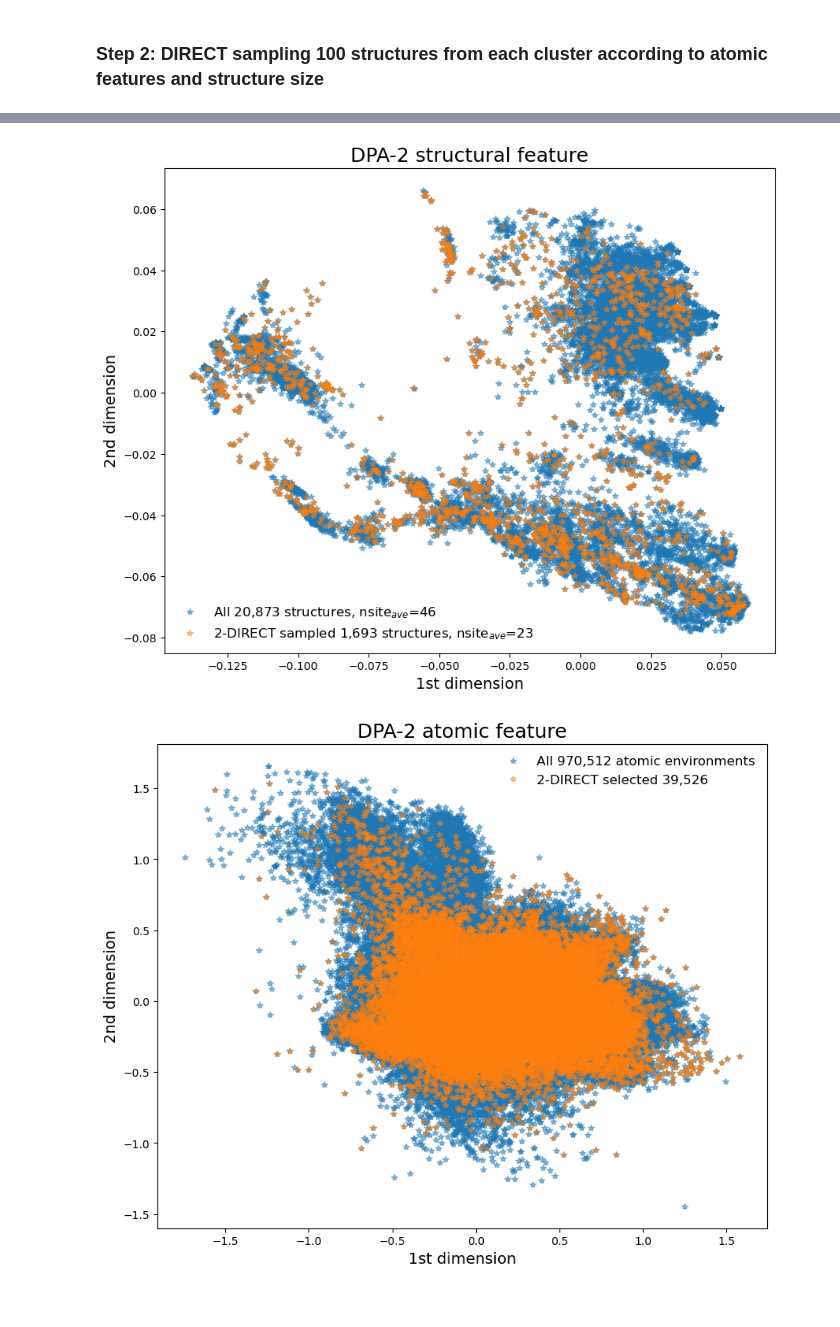
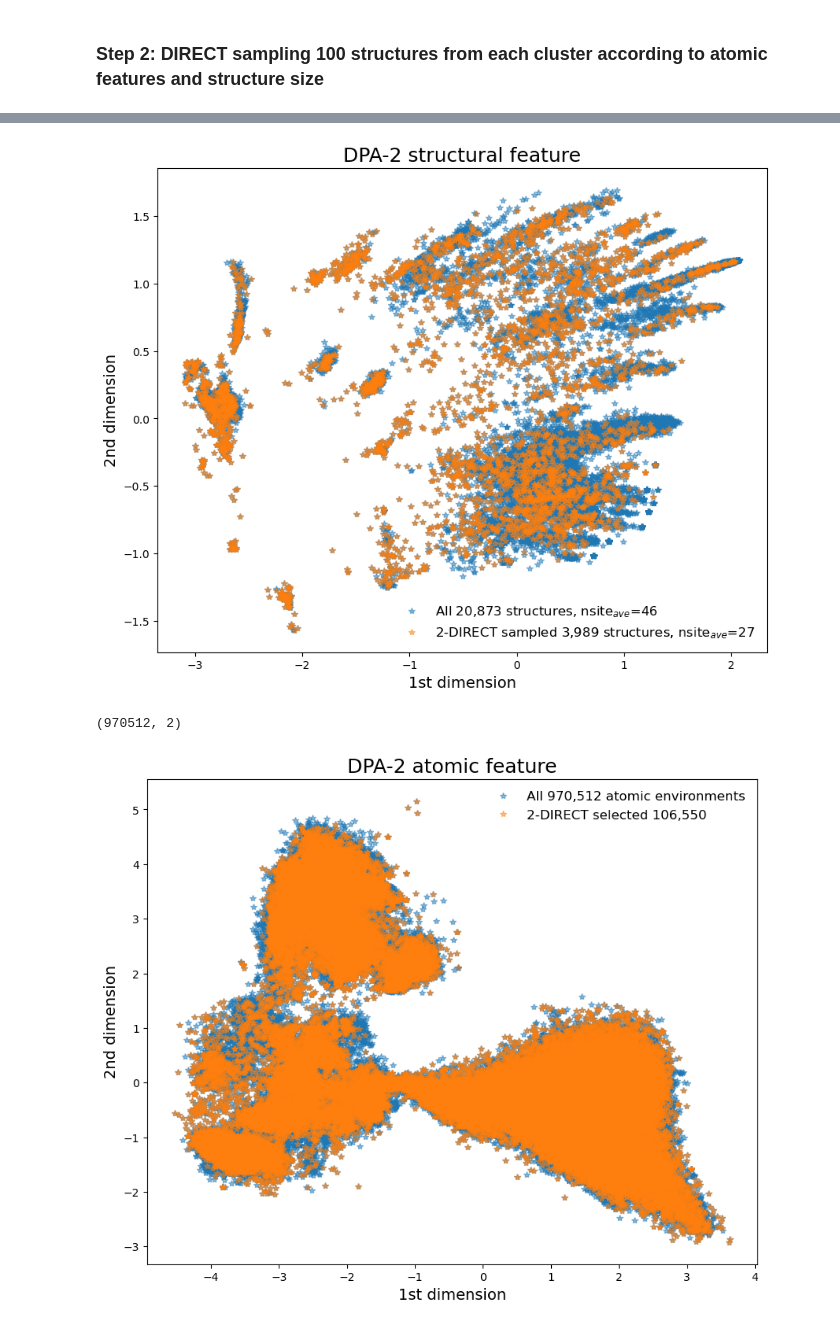
Before and after one commit to QuantumMisaka/dpeva, a Jupyter notebook: examples/sampling/2-direct.ipynb, the cells around one changed output, grey strips where cells are left out. Saved outputs shown, nothing was run; the diff lists cells and outputs as text; code cells hidden in the pictures.

Commit message:
update 2-direct

```diff
--- a/examples/sampling/2-direct.ipynb
+++ b/examples/sampling/2-direct.ipynb
@@ -12,7 +16,8 @@ from dpeva.sampling.direct import BirchClustering, DIRECTSampler, SelectKFromClu
 # %%
-# load data (not upload now)
+# load data
 desc_string = 'descriptors/*/desc.npy'
-dpdata_path = "./data-v2-7-20873-npy"
+dpdata_name = "FeCHO-clean-v2-7-20873"
+dpdata_path = "./data-clean-v2-7-20873-npy"
 dpdata_string = "O*"
 # %%
 # read descriptors/*/desc.npy data
@@ -228,14 +181,17 @@ def plot_feature_coverage(selected_indices,
                           all_features_atoms,
                           method="2DIRECT"):
     fig, ax = plt.subplots(figsize=(10, 8))
-    selected_features = all_features[selected_indices]
     ave_all = round(np.mean([s.get_natoms() for s in all_structures]))
     ave_selected = round(np.mean([s.get_natoms() for i,s in enumerate(all_structures) if i in selected_indices]))
 
-    # do PCA on all_features and all_features_atoms
+    # do PCA on all_features
+    pca_desc_stru = PCA(n_components=2)
+    PCs_desc_stru = pca_desc_stru.fit_transform(all_features)
+    selected_features = PCs_desc_stru[selected_indices]
 
-
-    plt.plot(all_features[:, 0], all_features[:, 1], "*", alpha=0.5,
+    plt.plot(PCs_desc_stru[:, 0],
+             PCs_desc_stru[:, 1],
+             "*", alpha=0.5,
              label=f"All {len(all_features):,} structures, nsite$_{{ave}}$={ave_all}")
     plt.plot(
         selected_features[:, 0],
@@ -251,16 +207,26 @@ def plot_feature_coverage(selected_indices,
     plt.show()
 
     fig, ax = plt.subplots(figsize=(10, 8))
-    all_features_atoms_flatten = np.array([af for afs in all_features_atoms for af in afs])
-    atom_features_atom_selected_flatten = np.array([
-        af for i,afs in enumerate(all_features_atoms) if i in selected_indices for af in afs])
+    all_features_atoms_flatten = np.concatenate(all_features_atoms, axis=0)
+
+    # do PCA on all_features
+    pca_desc_atom = PCA(n_components=2)
+    PCs_desc_atom = pca_desc_atom.fit_transform(all_features_atoms_flatten)
+    print(np.shape(PCs_desc_atom))
+
+    PCs_desc_atom_selected = np.concatenate([
+        pca_desc_atom.transform(af.reshape(1,-1))
+        for i,afs in enumerate(all_features_atoms)
+        if i in selected_indices
+        for af in afs], axis=0)
+
     plt.plot(
-    all_features_atoms_flatten[:, 0], all_features_atoms_flatten[:, 1], "*",
-    alpha=0.5, label=f"All {len(all_features_atoms_flatten):,} atomic environments"
+    PCs_desc_atom[:, 0], PCs_desc_atom[:, 1], "*",
+    alpha=0.5, label=f"All {len(PCs_desc_atom):,} atomic environments"
     )
     plt.plot(
-    atom_features_atom_selected_flatten[:, 0], atom_features_atom_selected_flatten[:, 1], "*",
-    alpha=0.5, label=f"{method} selected {len(atom_features_atom_selected_flatten):,}"
+    PCs_desc_atom_selected[:, 0], PCs_desc_atom_selected[:, 1], "*",
+    alpha=0.5, label=f"{method} selected {len(PCs_desc_atom_selected):,}"
 )
     plt.legend(frameon=False, fontsize=12, reverse=False)
     plt.xlabel("1st dimension", fontsize=14)
@@ -269,11 +235,12 @@ def plot_feature_coverage(selected_indices,
 # %%
 plot_feature_coverage(
     sampled_stru_ids_mini_natom,
     all_structures=alldata_list,
-    all_features=DIRECT_partition["PCAfeatures_unweighted"],
+    all_features=desc_stru,
     all_features_atoms=desc_perstru,
     method="2-DIRECT"
     )
 # %% [output]
-[figure, old version]
+[figure, new version]
+(970512, 2)
-[figure, old version]
+[figure, new version]
```
Also changed, not shown: parts of 12 cells of this notebook.
